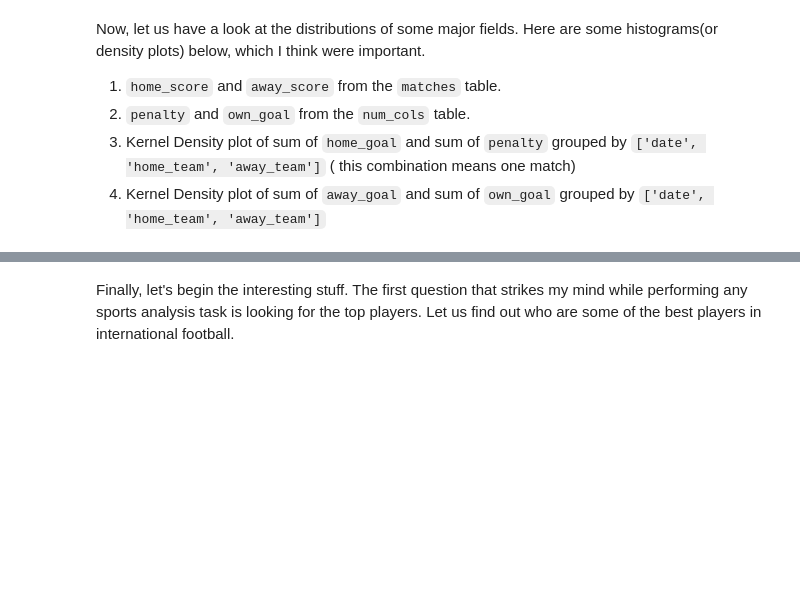
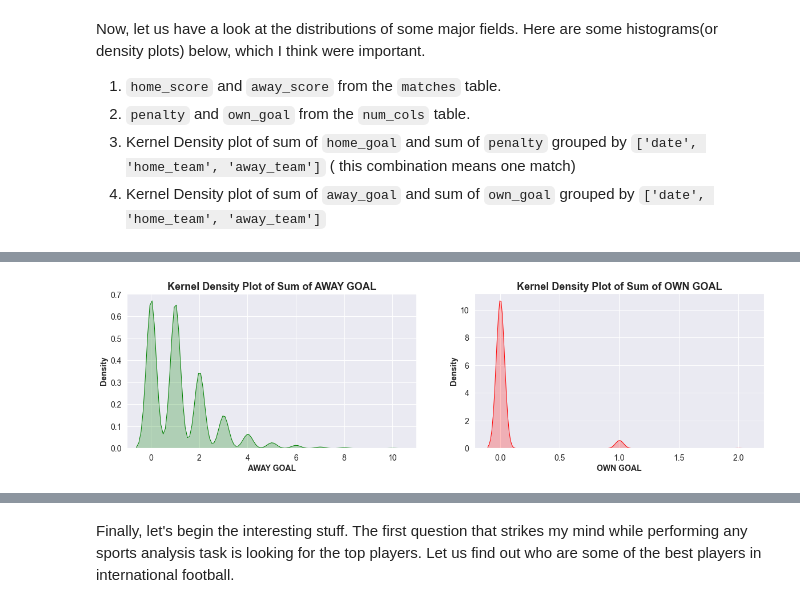
Before and after one commit to ryuukkk/football-data-analysis, a Jupyter notebook: DE_PROJECT.ipynb, the cells around one changed output, grey strips where cells are left out. Cells and saved outputs as stored; diff of their text form; code cells hidden in the pictures; blank space fills up the shorter version.

```diff
--- a/DE_PROJECT.ipynb
+++ b/DE_PROJECT.ipynb
@@ -377,0 +432,24 @@ plt.savefig('figures/score_histo.jpg')
+# %%
+#4. Kernel Density plot of sum of away_goal and sum of own_goal grouped by ['date', 'home_team', 'away_team']
+
+all_goals_groupby = all_goals.groupby(["date", "home_team", "away_team"]).sum()[["away_goal", "own_goal"]].reset_index()
+
+fig, kdp_list = plt.subplots(ncols=2, figsize=(20,5))
+sns.kdeplot(data=all_goals_groupby, x="away_goal", shade=True, ax=kdp_list[0], color="green")
+kdp_list[0].set_xlabel("AWAY GOAL", fontsize=14, fontweight="bold")
+kdp_list[0].set_ylabel("Density", fontsize=14, fontweight="bold")
+kdp_list[0].set_title("Kernel Density Plot of Sum of AWAY GOAL", fontsize=18, fontweight="bold")
+kdp_list[0].tick_params(axis="x", labelsize=14)
+kdp_list[0].tick_params(axis="y", labelsize=14)
+kdp_list[0].set(xlim=(-1, 11))
+
+sns.kdeplot(data=all_goals_groupby, x="own_goal", shade=True, ax=kdp_list[1], color="red")
+kdp_list[1].set_xlabel("OWN GOAL", fontsize=14, fontweight="bold")
+kdp_list[1].set_ylabel("Density", fontsize=14, fontweight="bold")
+kdp_list[1].set_title("Kernel Density Plot of Sum of OWN GOAL", fontsize=18, fontweight="bold")
+kdp_list[1].tick_params(axis="x", labelsize=14)
+kdp_list[1].tick_params(axis="y", labelsize=14)
+
+plt.savefig('figures/kdp_away_goal_own_goal.jpg')
+# %% [output]
+[figure, added]
```
Also changed, not shown: parts of 11 cells of this notebook, 1 other file.
